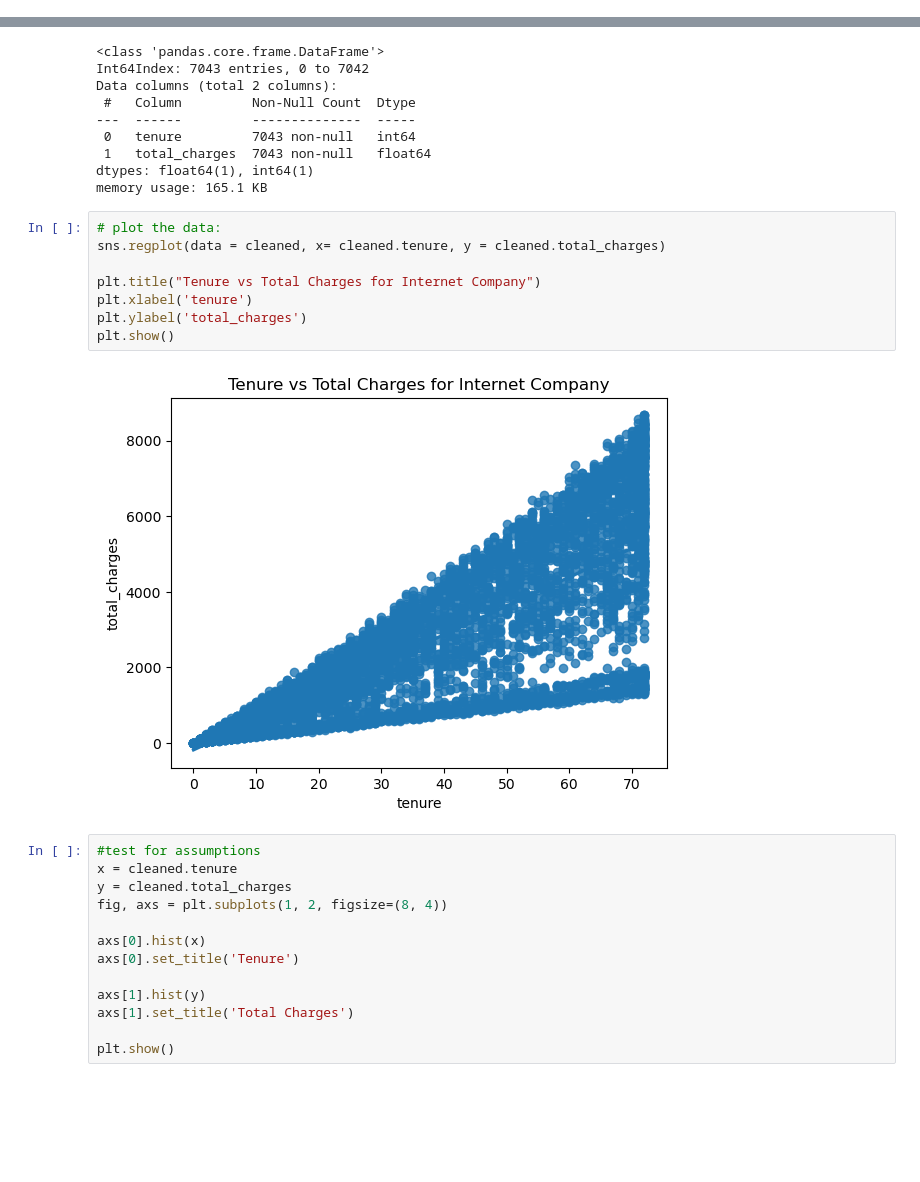
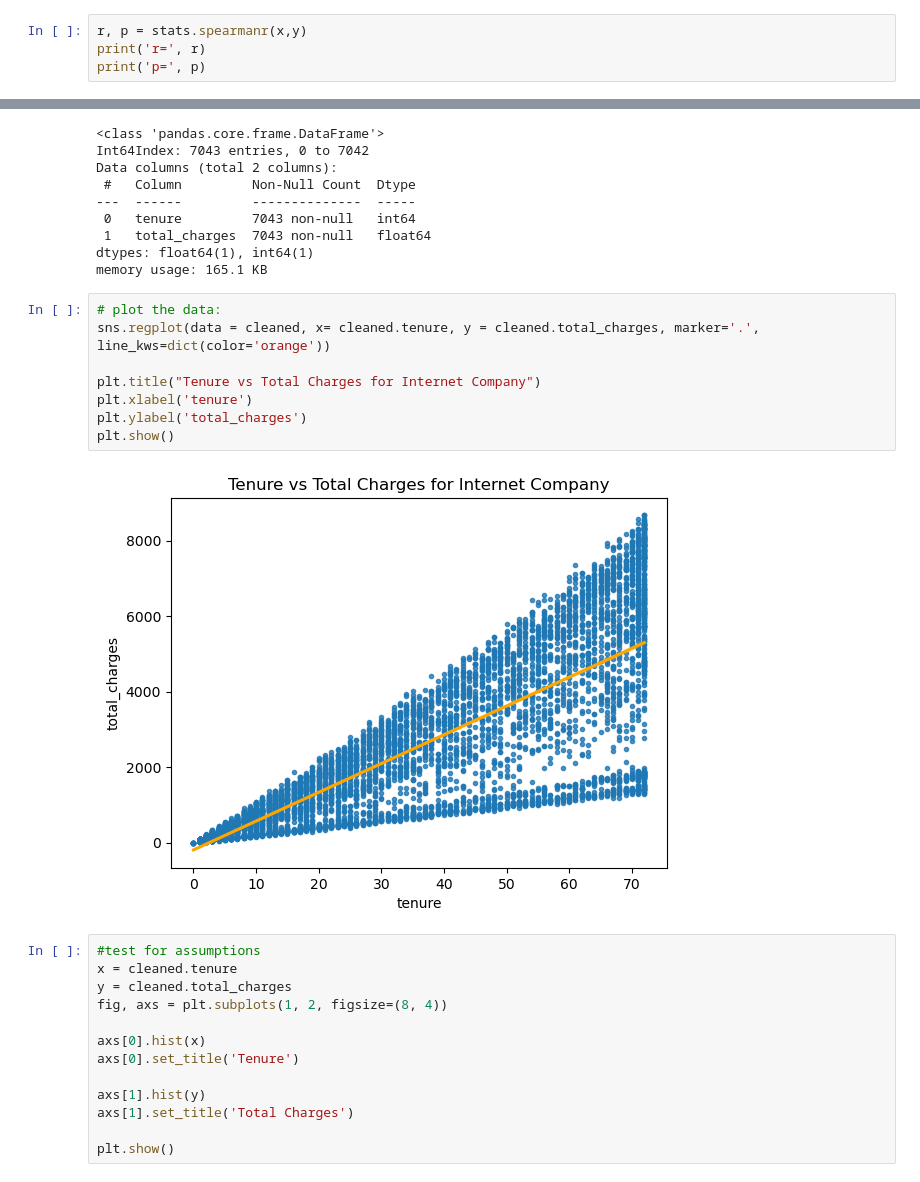
Before and after one commit to NikkideVries/statistics-exercises, a Jupyter notebook: hypothesis_testing.ipynb, the cells around one changed output, grey strips where cells are left out. Drawn from its saved outputs; the diff is of its cells as text; blank space fills up the shorter version.

```diff
--- a/hypothesis_testing.ipynb
+++ b/hypothesis_testing.ipynb
@@ -713,0 +714,4 @@ P-value: 4.094044991478557e-99
+# %%
+r, p = stats.spearmanr(x,y)
+print('r=', r)
+print('p=', p)
@@ -812,14 +832,14 @@ dtypes: float64(1), int64(1)
 memory usage: 165.1 KB
 # %%
 # plot the data:
-sns.regplot(data = cleaned, x= cleaned.tenure, y = cleaned.total_charges)
+sns.regplot(data = cleaned, x= cleaned.tenure, y = cleaned.total_charges, marker='.', line_kws=dict(color='orange'))
 
 plt.title("Tenure vs Total Charges for Internet Company")
 plt.xlabel('tenure')
 plt.ylabel('total_charges')
 plt.show()
 # %% [output]
-[figure, old version]
+[figure, new version]
 # %%
 #test for assumptions
 x = cleaned.tenure
```
Also changed, not shown: parts of 30 cells of this notebook.
